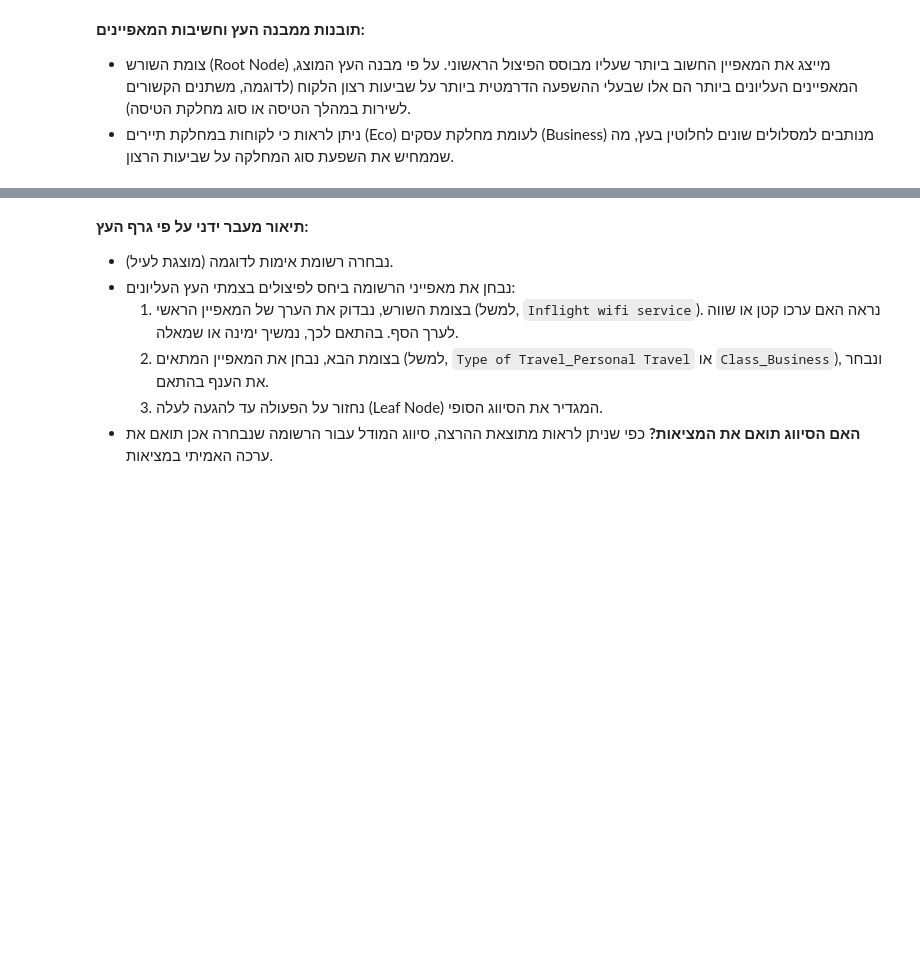
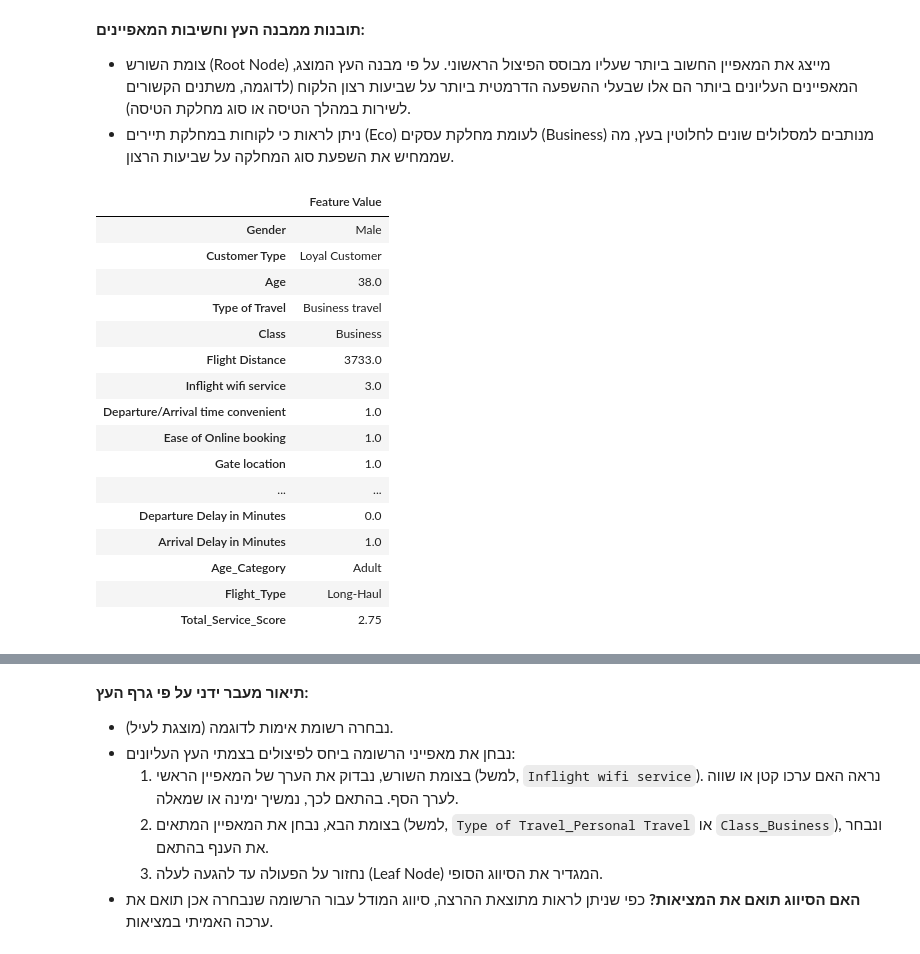
Before and after one commit to yaelelazari/ML_Project, a Jupyter notebook: Airline_Project_Part_B_Group3.ipynb, the cells around one changed output, grey strips where cells are left out. Cells and saved outputs as stored; diff of their text form; code cells hidden in the pictures; blank space fills up the shorter version.

```diff
--- a/Airline_Project_Part_B_Group3.ipynb
+++ b/Airline_Project_Part_B_Group3.ipynb
@@ -726,15 +1156,83 @@ plt.show()
 - צומת השורש (Root Node) מייצג את המאפיין החשוב ביותר שעליו מבוסס הפיצול הראשוני. על פי מבנה העץ המוצג, המאפיינים העליונים ביותר הם אלו שבעלי ההשפעה הדרמטית ביותר על שביעות רצון הלקוח (לדוגמה, משתנים הקשורים לשירות במהלך הטיסה או סוג מחלקת הטיסה).
 - ניתן לראות כי לקוחות במחלקת תיירים (Eco) לעומת מחלקת עסקים (Business) מנותבים למסלולים שונים לחלוטין בעץ, מה שממחיש את השפעת סוג המחלקה על שביעות הרצון.
 # %%
+# מעבר ידני של רשומה לדוגמה בעץ ההחלטה המיטבי
+
 # 1. בחירת רשומה מסט האימות
-sample_idx = 10  # נבחר את הרשומה ה-11 בסט האימות
+sample_idx = 10  # ניתן לשנות אינדקס אם רוצים לבחור רשומה אחרת
 sample_features = X_valid.iloc[[sample_idx]]
 sample_true_label = y_valid_dt.iloc[sample_idx]
 
-# הצגת נתוני הרשומה שנבחרה
-display(sample_features.T.rename(columns={sample_features.index[0]: "ערך המאפיין"}))
-print(f"True Label for sample: {sample_true_label} ({'Satisfied' if sample_true_label == 1 else 'Neutral/Dissatisfied'})")
+# 2. הצגת נתוני הרשומה שנבחרה
+display(sample_features.T.rename(columns={sample_features.index[0]: "Feature Value"}))
 
-# 2. הרצת חיזוי המודל
+print(f"True Label: {sample_true_label} ({'Satisfied' if sample_true_label == 1 else 'Neutral/Dissatisfied'})")
+
+# 3. חיזוי המודל עבור הרשומה
 sample_pred = best_dt_pipeline.predict(sample_features)[0]
+
 print(f"Model Prediction: {sample_pred} ({'Satisfied' if sample_pred == 1 else 'Neutral/Dissatisfied'})")
+
+# 4. חילוץ שלב העיבוד המקדים והמודל מתוך ה-Pipeline
+preprocessor = best_dt_pipeline.named_steps['preprocess']
+tree_model = best_dt_pipeline.named_steps['model']
+
+# 5. עיבוד הרשומה באותו אופן שבו המודל מקבל אותה
+sample_processed = preprocessor.transform(sample_features)
+
+# 6. חילוץ מסלול ההחלטה בעץ
+node_indicator = tree_model.decision_path(sample_processed)
+leaf_id = tree_model.apply(sample_processed)[0]
+tree = tree_model.tree_
+
+print("\nDecision path for selected sample:")
+
+for node_id in node_indicator.indices:
+
+    # עצירה כאשר מגיעים לעלה הסופי
+    if node_id == leaf_id:
+        print(f"Reached leaf node {node_id}.")
+        break
+
+    feature_idx = tree.feature[node_id]
+    threshold = tree.threshold[node_id]
+
+    feature_name = preprocessed_feature_names[feature_idx]
+    feature_value = sample_processed[0, feature_idx]
+
+    if feature_value <= threshold:
+        direction = "left"
+        condition = "<="
+    else:
+        direction = "right"
+        condition = ">"
+
+    print(
+        f"Node {node_id}: {feature_name} = {feature_value:.3f} "
+        f"{condition} {threshold:.3f} → go {direction}"
+    )
+
+# 7. סיכום
+print("\nSummary for report:")
+print(f"Selected sample index: {sample_idx}")
+print(f"Prediction: {'Satisfied' if sample_pred == 1 else 'Neutral/Dissatisfied'}")
+print(f"True value: {'Satisfied' if sample_true_label == 1 else 'Neutral/Dissatisfied'}")
+print(f"Correct classification: {'Yes' if sample_pred == sample_true_label else 'No'}")
+# %% [output]
+|  | Feature Value |
+| Gender | Male |
+| Customer Type | Loyal Customer |
+| Age | 38.0 |
+| Type of Travel | Business travel |
+| Class | Business |
+| Flight Distance | 3733.0 |
+| Inflight wifi service | 3.0 |
+| Departure/Arrival time convenient | 1.0 |
+| Ease of Online booking | 1.0 |
+| Gate location | 1.0 |
+| ... | ... |
+| Departure Delay in Minutes | 0.0 |
+| Arrival Delay in Minutes | 1.0 |
+| Age_Category | Adult |
+| Flight_Type | Long-Haul |
+| Total_Service_Score | 2.75 |
```
Also changed, not shown: parts of 30 cells of this notebook.
